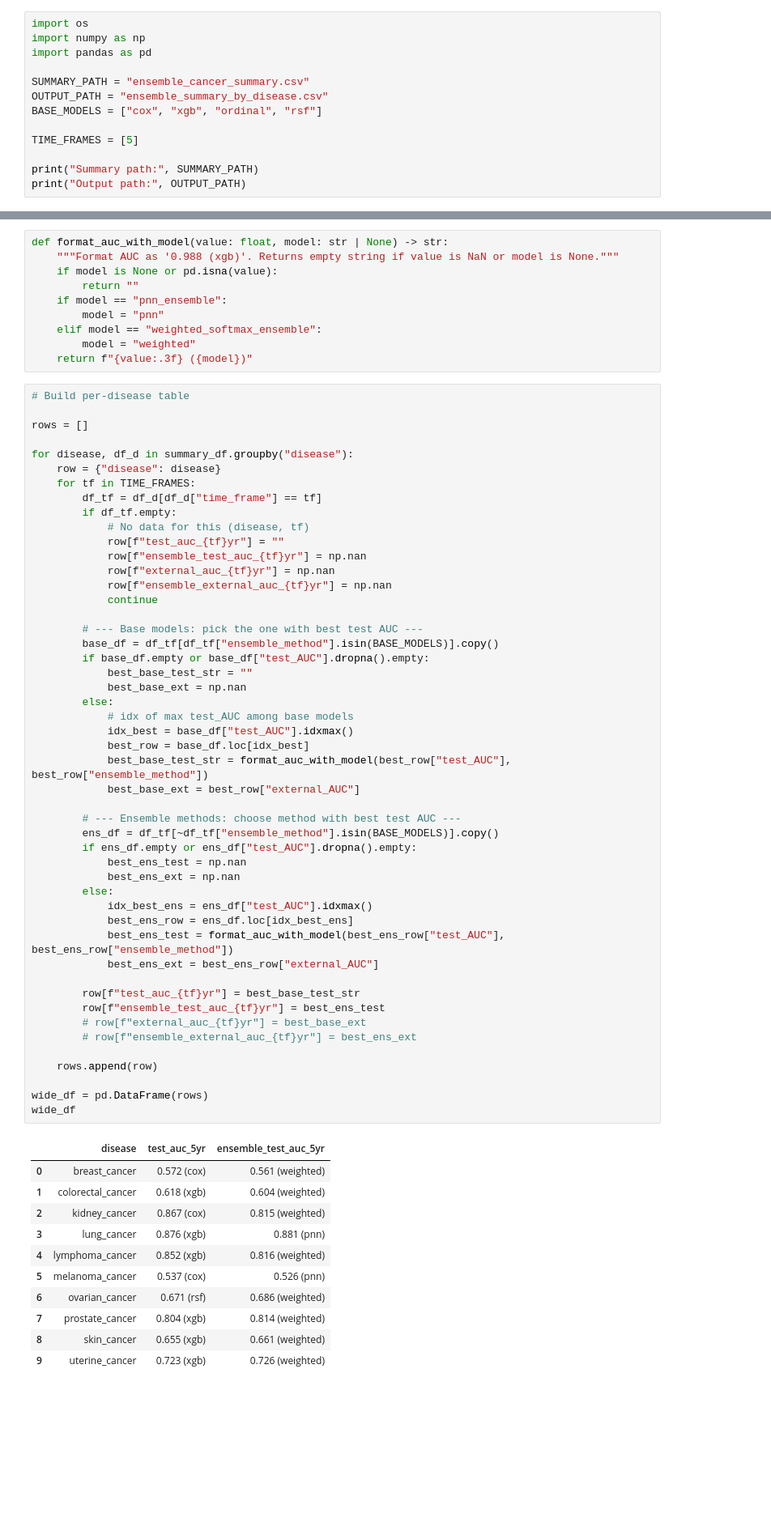
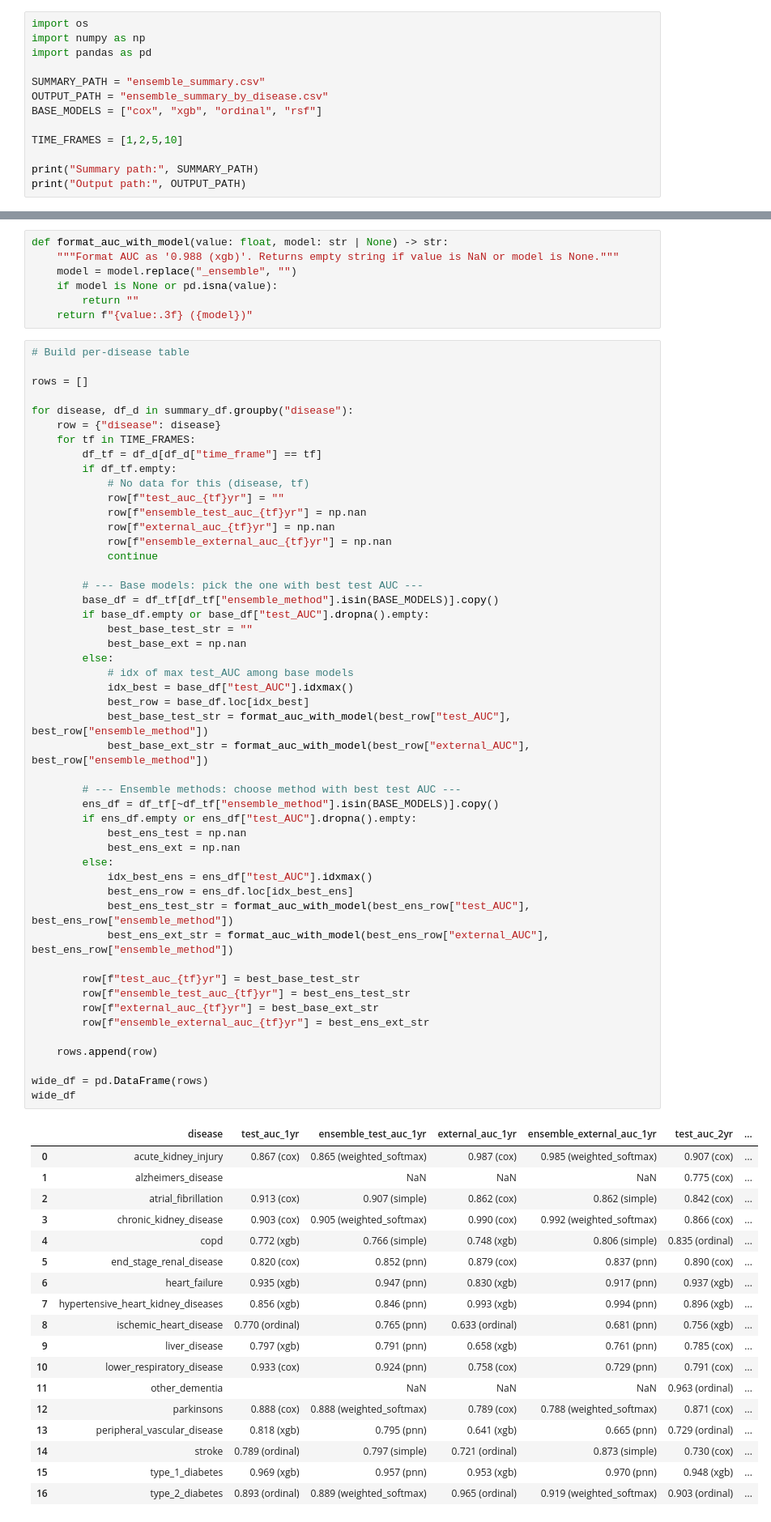
Before and after one commit to seehanahtang/unified-diagnostics, a Jupyter notebook: ensemble_methods/process_ensemble_summary.ipynb, the cells around one changed output, grey strips where cells are left out. Shown at 81% size. Cells and saved outputs as stored; diff of their text form; blank space fills up the shorter version.

Commit message:
added disease results

```diff
--- a/ensemble_methods/process_ensemble_summary.ipynb
+++ b/ensemble_methods/process_ensemble_summary.ipynb
@@ -11,11 +11,11 @@ import os
 import numpy as np
 import pandas as pd
 
-SUMMARY_PATH = "ensemble_cancer_summary.csv"
+SUMMARY_PATH = "ensemble_summary.csv"
 OUTPUT_PATH = "ensemble_summary_by_disease.csv"
 BASE_MODELS = ["cox", "xgb", "ordinal", "rsf"]
 
-TIME_FRAMES = [5]
+TIME_FRAMES = [1,2,5,10]
 
 print("Summary path:", SUMMARY_PATH)
 print("Output path:", OUTPUT_PATH)
@@ -58,12 +50,9 @@ Unique time_frames: [5]
 # %%
 def format_auc_with_model(value: float, model: str | None) -> str:
     """Format AUC as '0.988 (xgb)'. Returns empty string if value is NaN or model is None."""
+    model = model.replace("_ensemble", "")
     if model is None or pd.isna(value):
         return ""
-    if model == "pnn_ensemble":
-        model = "pnn"
-    elif model == "weighted_softmax_ensemble":
-        model = "weighted"
     return f"{value:.3f} ({model})"
 # %%
 # Build per-disease table
@@ -82,47 +71,54 @@ for disease, df_d in summary_df.groupby("disease"):
             row[f"ensemble_external_auc_{tf}yr"] = np.nan
             continue
 
         # --- Base models: pick the one with best test AUC ---
         base_df = df_tf[df_tf["ensemble_method"].isin(BASE_MODELS)].copy()
         if base_df.empty or base_df["test_AUC"].dropna().empty:
             best_base_test_str = ""
             best_base_ext = np.nan
         else:
             # idx of max test_AUC among base models
             idx_best = base_df["test_AUC"].idxmax()
             best_row = base_df.loc[idx_best]
             best_base_test_str = format_auc_with_model(best_row["test_AUC"], best_row["ensemble_method"])
-            best_base_ext = best_row["external_AUC"]
+            best_base_ext_str = format_auc_with_model(best_row["external_AUC"], best_row["ensemble_method"])
 
         # --- Ensemble methods: choose method with best test AUC ---
         ens_df = df_tf[~df_tf["ensemble_method"].isin(BASE_MODELS)].copy()
         if ens_df.empty or ens_df["test_AUC"].dropna().empty:
             best_ens_test = np.nan
             best_ens_ext = np.nan
         else:
             idx_best_ens = ens_df["test_AUC"].idxmax()
             best_ens_row = ens_df.loc[idx_best_ens]
-            best_ens_test = format_auc_with_model(best_ens_row["test_AUC"], best_ens_row["ensemble_method"])
-            best_ens_ext = best_ens_row["external_AUC"]
+            best_ens_test_str = format_auc_with_model(best_ens_row["test_AUC"], best_ens_row["ensemble_method"])
+            best_ens_ext_str = format_auc_with_model(best_ens_row["external_AUC"], best_ens_row["ensemble_method"])
 
         row[f"test_auc_{tf}yr"] = best_base_test_str
-        row[f"ensemble_test_auc_{tf}yr"] = best_ens_test
-        # row[f"external_auc_{tf}yr"] = best_base_ext
-        # row[f"ensemble_external_auc_{tf}yr"] = best_ens_ext
+        row[f"ensemble_test_auc_{tf}yr"] = best_ens_test_str
+        row[f"external_auc_{tf}yr"] = best_base_ext_str
+        row[f"ensemble_external_auc_{tf}yr"] = best_ens_ext_str
 
     rows.append(row)
 
 wide_df = pd.DataFrame(rows)
 wide_df
 # %% [output]
-|  | disease | test_auc_5yr | ensemble_test_auc_5yr |
-| 0 | breast_cancer | 0.572 (cox) | 0.561 (weighted) |
-| 1 | colorectal_cancer | 0.618 (xgb) | 0.604 (weighted) |
-| 2 | kidney_cancer | 0.867 (cox) | 0.815 (weighted) |
-| 3 | lung_cancer | 0.876 (xgb) | 0.881 (pnn) |
-| 4 | lymphoma_cancer | 0.852 (xgb) | 0.816 (weighted) |
-| 5 | melanoma_cancer | 0.537 (cox) | 0.526 (pnn) |
-| 6 | ovarian_cancer | 0.671 (rsf) | 0.686 (weighted) |
-| 7 | prostate_cancer | 0.804 (xgb) | 0.814 (weighted) |
-| 8 | skin_cancer | 0.655 (xgb) | 0.661 (weighted) |
-| 9 | uterine_cancer | 0.723 (xgb) | 0.726 (weighted) |
+|  | disease | test_auc_1yr | ensemble_test_auc_1yr | external_auc_1yr | ensemble_external_auc_1yr | test_auc_2yr | ... |
+| 0 | acute_kidney_injury | 0.867 (cox) | 0.865 (weighted_softmax) | 0.987 (cox) | 0.985 (weighted_softmax) | 0.907 (cox) | ... |
+| 1 | alzheimers_disease |  | NaN | NaN | NaN | 0.775 (cox) | ... |
+| 2 | atrial_fibrillation | 0.913 (cox) | 0.907 (simple) | 0.862 (cox) | 0.862 (simple) | 0.842 (cox) | ... |
+| 3 | chronic_kidney_disease | 0.903 (cox) | 0.905 (weighted_softmax) | 0.990 (cox) | 0.992 (weighted_softmax) | 0.866 (cox) | ... |
+| 4 | copd | 0.772 (xgb) | 0.766 (simple) | 0.748 (xgb) | 0.806 (simple) | 0.835 (ordinal) | ... |
+| 5 | end_stage_renal_disease | 0.820 (cox) | 0.852 (pnn) | 0.879 (cox) | 0.837 (pnn) | 0.890 (cox) | ... |
+| 6 | heart_failure | 0.935 (xgb) | 0.947 (pnn) | 0.830 (xgb) | 0.917 (pnn) | 0.937 (xgb) | ... |
+| 7 | hypertensive_heart_kidney_diseases | 0.856 (xgb) | 0.846 (pnn) | 0.993 (xgb) | 0.994 (pnn) | 0.896 (xgb) | ... |
+| 8 | ischemic_heart_disease | 0.770 (ordinal) | 0.765 (pnn) | 0.633 (ordinal) | 0.681 (pnn) | 0.756 (xgb) | ... |
+| 9 | liver_disease | 0.797 (xgb) | 0.791 (pnn) | 0.658 (xgb) | 0.761 (pnn) | 0.785 (cox) | ... |
+| 10 | lower_respiratory_disease | 0.933 (cox) | 0.924 (pnn) | 0.758 (cox) | 0.729 (pnn) | 0.791 (cox) | ... |
+| 11 | other_dementia |  | NaN | NaN | NaN | 0.963 (ordinal) | ... |
+| 12 | parkinsons | 0.888 (cox) | 0.888 (weighted_softmax) | 0.789 (cox) | 0.788 (weighted_softmax) | 0.871 (cox) | ... |
+| 13 | peripheral_vascular_disease | 0.818 (xgb) | 0.795 (pnn) | 0.641 (xgb) | 0.665 (pnn) | 0.729 (ordinal) | ... |
+| 14 | stroke | 0.789 (ordinal) | 0.797 (simple) | 0.721 (ordinal) | 0.873 (simple) | 0.730 (cox) | ... |
+| 15 | type_1_diabetes | 0.969 (xgb) | 0.957 (pnn) | 0.953 (xgb) | 0.970 (pnn) | 0.948 (xgb) | ... |
+| 16 | type_2_diabetes | 0.893 (ordinal) | 0.889 (weighted_softmax) | 0.965 (ordinal) | 0.919 (weighted_softmax) | 0.903 (ordinal) | ... |
```
Also changed, not shown: parts of 5 cells of this notebook, 1 other file.
